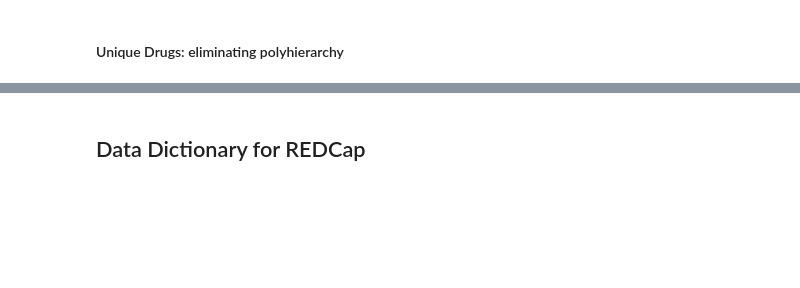
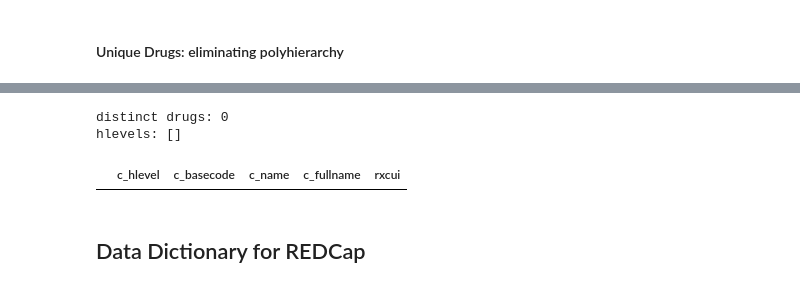
Before and after one commit to kumc-bmi/bc_qa, a Jupyter notebook: bc2_collect/bc2_dd.ipynb, the cells around one changed output, grey strips where cells are left out. Saved outputs shown, nothing was run; the diff lists cells and outputs as text; code cells hidden in the pictures; blank space fills up the shorter version.

```diff
--- a/bc2_collect/bc2_dd.ipynb
+++ b/bc2_collect/bc2_dd.ipynb
@@ -389,3 +704,22 @@ rx1.head(20)[['va_class_code', 'c_name', 'label']]
+# %%
+# Note %s have to be doubled in sqlalchemy API
+sql = r'''
+  select c_hlevel, c_basecode, c_name, c_fullname
+  from i2b2metadata.gpc_terms
+  where c_basecode like '%%1670010'
+'''
+rxx = pd.read_sql(sql, babel_db)
+print 'distinct drugs:', len(rxx)
+print 'hlevels:', rxx.c_hlevel.unique()
+rxx['rxcui'] = rxx.c_basecode.apply(lambda s: s.split(':')[1])
+# %% [output]
+distinct drugs: 0
+hlevels: []
+# %%
+rxx[rxx.rxcui == '1670010']
+#rxx.head()
+# %% [output]
+|  | c_hlevel | c_basecode | c_name | c_fullname | rxcui |
 # %% [markdown]
 ## Data Dictionary for REDCap
 # %%
```
Also changed, not shown: parts of 38 cells of this notebook, 1 other file.
